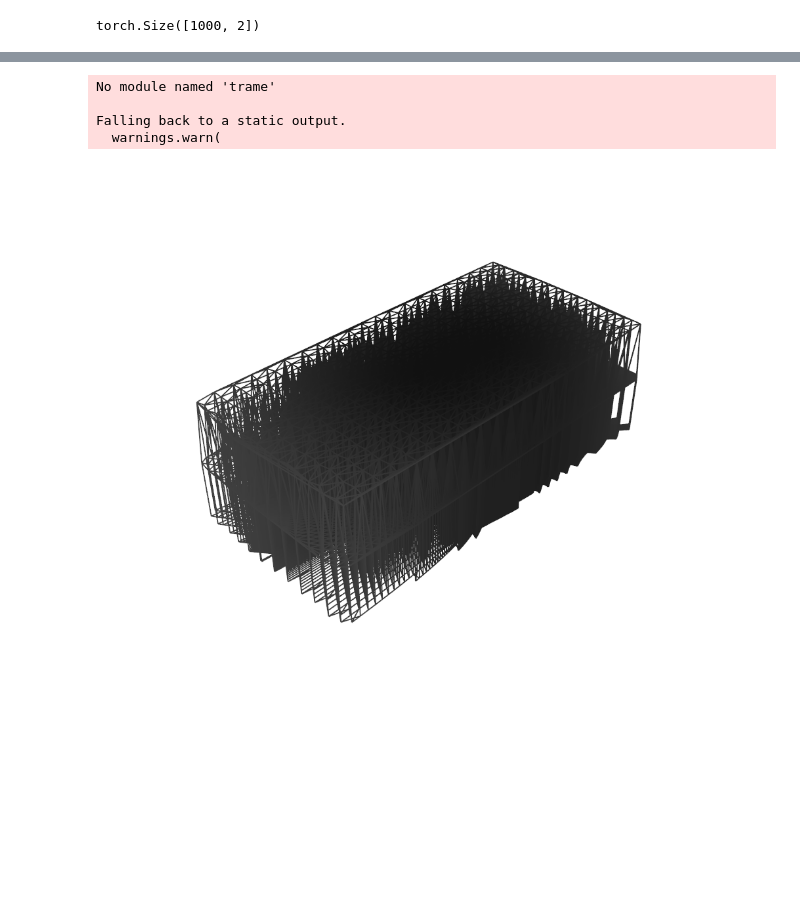
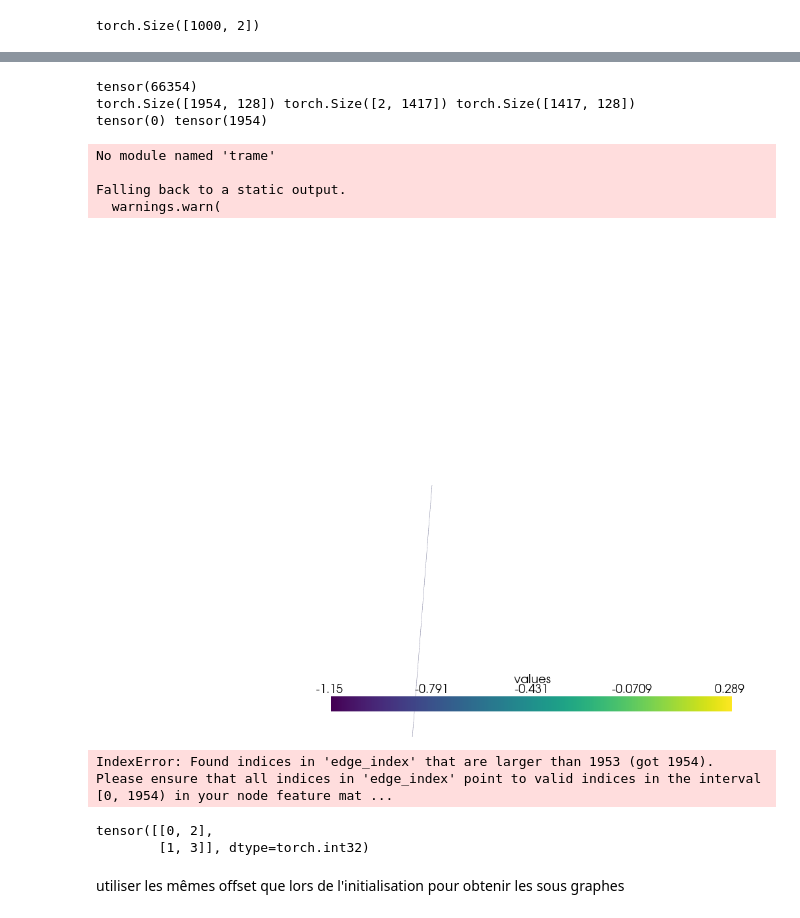
Before and after one commit to DimitriTimoz/cfdml, a Jupyter notebook: models/meshup/meshbased_upsample.ipynb, the cells around one changed output, grey strips where cells are left out. Saved outputs shown, nothing was run; the diff lists cells and outputs as text; code cells hidden in the pictures; blank space fills up the shorter version.

```diff
--- a/models/meshup/meshbased_upsample.ipynb
+++ b/models/meshup/meshbased_upsample.ipynb
@@ -226,23 +261,50 @@ b = b.to(device)
 # %%
 #%%timeit
+import os
+os.environ["CUDA_LAUNCH_BLOCKING"] = "1"
+os.environ["TORCH_USE_CUDA_DSA"] = "1"
 import importlib
 import my_model
 importlib.reload(my_model)
 
 # Reload the model
-model = my_model.Encoder(5, 128, device=device)
-model.to(device)
-node_embedding, edge_embedding = model(b)
+model = my_model.UaMgnn(5, 4, R=3, K=5, device=device)
+model(b).shape
+# %% [output]
+tensor(66354)
+torch.Size([1954, 128]) torch.Size([2, 1417]) torch.Size([1417, 128])
+tensor(0) tensor(1954)
+No module named 'trame'
+
+Falling back to a static output.
+  warnings.warn(
+[figure, added]
+IndexError: Found indices in 'edge_index' that are larger than 1953 (got 1954). Please ensure that all indices in 'edge_index' point to valid indices in the interval [0, 1954) in your node feature mat ...
 # %%
-color = torch.tensor([0, 0, 255.], device=device)
-colors = color.repeat(b.pos.shape[0], 1)
-
-c = (torch.norm(node_embedding.detach(), dim=1)/torch.max(torch.norm(node_embedding.detach(), dim=1))).repeat(3, 1).T
-
-plot_graph(b, l=1, node_colors=c.cpu().numpy())
+#color = torch.tensor([0.0], device=device)
+#colors = color.repeat(b.pos.shape[0], 1)
+#colors[torch.logical_not(b.surf)] = torch.tensor([1.0], device=device)
+#print(torch.mean(colors, dim=0), flush=True)
+#plot_graph(b, l=1, node_colors=colors.cpu().numpy())
-# %% [output]
-No module named 'trame'
-
-Falling back to a static output.
-  warnings.warn(
-[figure, removed]
+# %%
+edges = torch.IntTensor([
+    [0, 1, 2, 3],
+    [1, 2, 3, 4]
+])
+
+nodes_index_of_subgraph = torch.IntTensor([0, 1, 3, 4])
+edge_indices_of_subgraph = torch.IntTensor([0, 3])
+
+mask = torch.full((int(torch.max(edges))+1,), 1, dtype=torch.int32)
+mask[nodes_index_of_subgraph] = 0
+
+mask = torch.cumsum(mask, dim=0)
+edge_of_subgraph = edges[:, edge_indices_of_subgraph]
+edge_of_subgraph -= mask[edge_of_subgraph]
+
+edge_of_subgraph
+# %% [output]
+tensor([[0, 2],
+        [1, 3]], dtype=torch.int32)
+# %% [markdown]
+utiliser les mêmes offset que lors de l'initialisation pour obtenir les sous graphes
```
Also changed, not shown: parts of 7 cells of this notebook, 2 other files.
